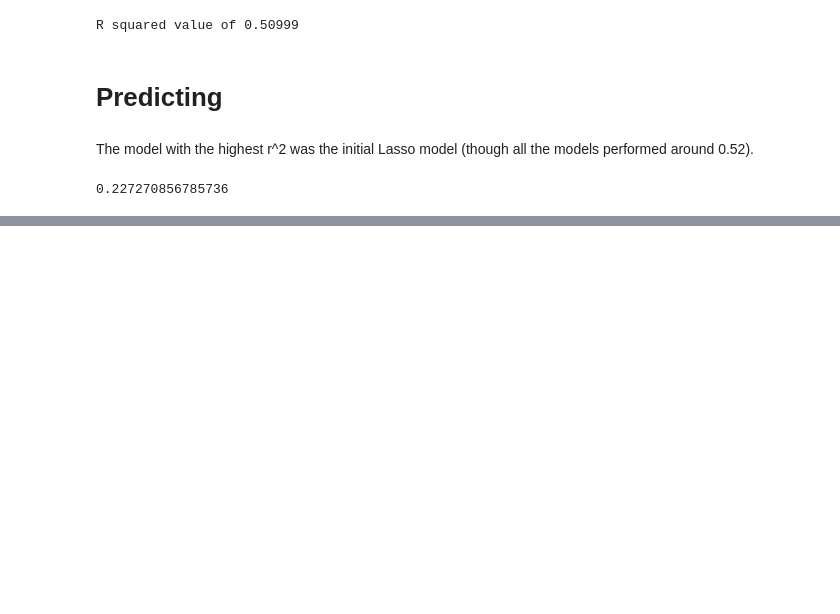
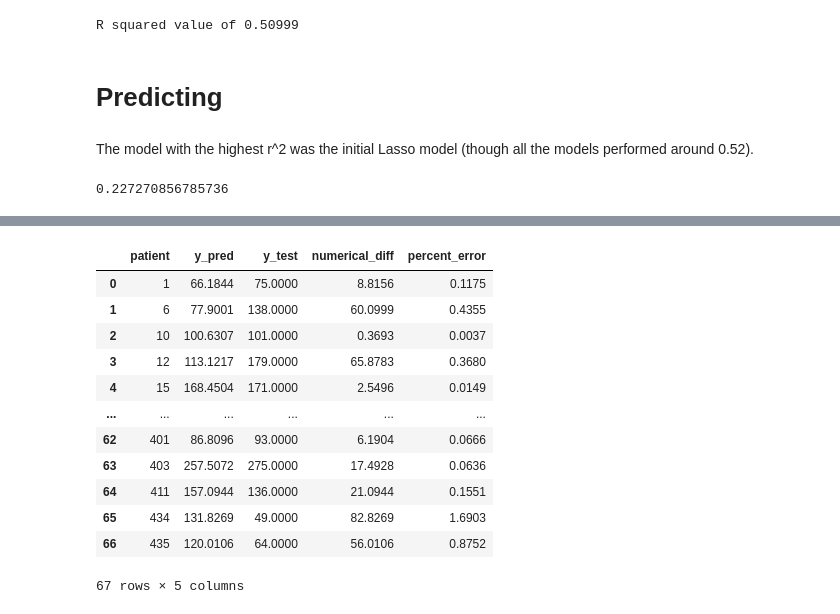
Before and after one commit to michaelparker7/Machine-Learning-Projects, a Jupyter notebook: Forecasting Level of Diabetes in Patients/diabetes_code.ipynb, the cells around one changed output, grey strips where cells are left out. Cells and saved outputs as stored; diff of their text form; code cells hidden in the pictures; blank space fills up the shorter version.

```diff
--- a/Forecasting Level of Diabetes in Patients/diabetes.ipynb
+++ b/Forecasting Level of Diabetes in Patients/diabetes_code.ipynb
@@ -517,6 +517,3 @@ y_pred = best_lasso_reg.predict(X_test)
 r2_score(y_test['target'],y_pred)
 # %% [output]
 0.227270856785736
-# %%
-pd.reset_option('display.max_rows',None)
-pd.DataFrame({'patient':y_test['patient'],'y_pred':y_pred,'y_test':y_test['target']})
@@ -541,0 +525,20 @@ plt.scatter(y_pred,y_test)
+# %%
+# pd.set_option('display.max_rows',None)
+result = pd.DataFrame({'patient':y_test['patient'],'y_pred':y_pred,'y_test':y_test['target']})
+result['numerical_diff'] = abs(result['y_test'] - result['y_pred'])
+result['percent_error'] = abs((result.y_pred - result.y_test) / result.y_test)
+result
+# %% [output]
+|  | patient | y_pred | y_test | numerical_diff | percent_error |
+| 0 | 1 | 66.1844 | 75.0000 | 8.8156 | 0.1175 |
+| 1 | 6 | 77.9001 | 138.0000 | 60.0999 | 0.4355 |
+| 2 | 10 | 100.6307 | 101.0000 | 0.3693 | 0.0037 |
+| 3 | 12 | 113.1217 | 179.0000 | 65.8783 | 0.3680 |
+| 4 | 15 | 168.4504 | 171.0000 | 2.5496 | 0.0149 |
+| ... | ... | ... | ... | ... | ... |
+| 62 | 401 | 86.8096 | 93.0000 | 6.1904 | 0.0666 |
+| 63 | 403 | 257.5072 | 275.0000 | 17.4928 | 0.0636 |
+| 64 | 411 | 157.0944 | 136.0000 | 21.0944 | 0.1551 |
+| 65 | 434 | 131.8269 | 49.0000 | 82.8269 | 1.6903 |
+| 66 | 435 | 120.0106 | 64.0000 | 56.0106 | 0.8752 |
+67 rows × 5 columns
```
Also changed, not shown: parts of 5 cells of this notebook, 3 other files.
